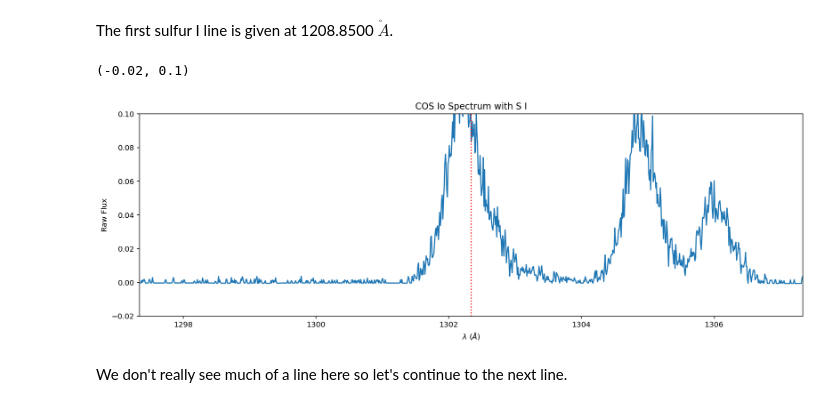
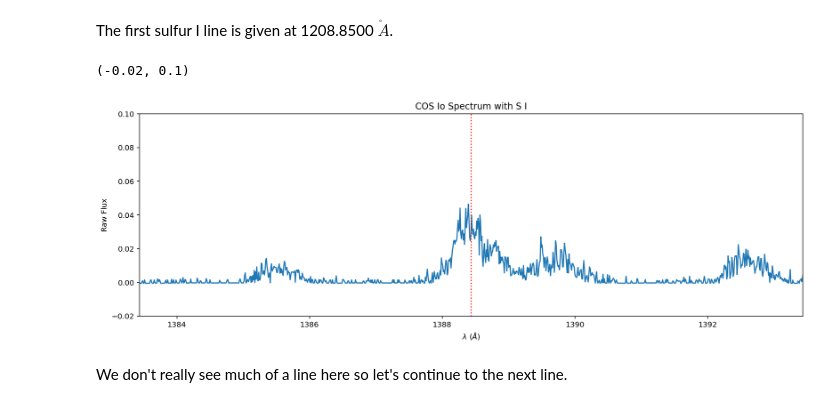
Before and after one commit to 18ganesha/io_brightness, a Jupyter notebook: notebooks/02_Gaussian_fitting_for_S_I.ipynb, the cells around one changed output. Saved outputs shown, nothing was run; the diff lists cells and outputs as text; code cells hidden in the pictures.

Commit message:
Zoomed in on spectrum without Lyman Alpha line

```diff
--- a/notebooks/02_Gaussian_fitting_for_S_I.ipynb
+++ b/notebooks/02_Gaussian_fitting_for_S_I.ipynb
@@ -38,15 +49,16 @@ The first sulfur I line is given at 1208.8500 $\mathring A$.
 # %%
 plt.figure(figsize=(16, 5))
 plt.plot(evt_data['WAVELENGTH'].T, evt_data['FLUX'].T/10**-13) #make it columns instead of rows bc otherwise will be a blank plot
 plt.xlabel('$\lambda$ ($\AA$)');
 plt.ylabel('Raw Flux')
 plt.title("COS Io Spectrum with S I")
-plt.axvline(1302.3370, color = 'red', linestyle = 'dotted')
-plt.xlim(1302.3370-5,1302.3370+5)
+line = 1388.4350
+plt.axvline(line, color = 'red', linestyle = 'dotted')
+plt.xlim(line-5,line+5)
 plt.ylim(-0.02,0.1)
 # %% [output]
 (-0.02, 0.1)
-[figure, old version]
+[figure, new version]
 # %% [markdown]
 We don't really see much of a line here so let's continue to the next line.
 # %%
```
Also changed, not shown: parts of 1 cell of this notebook.
